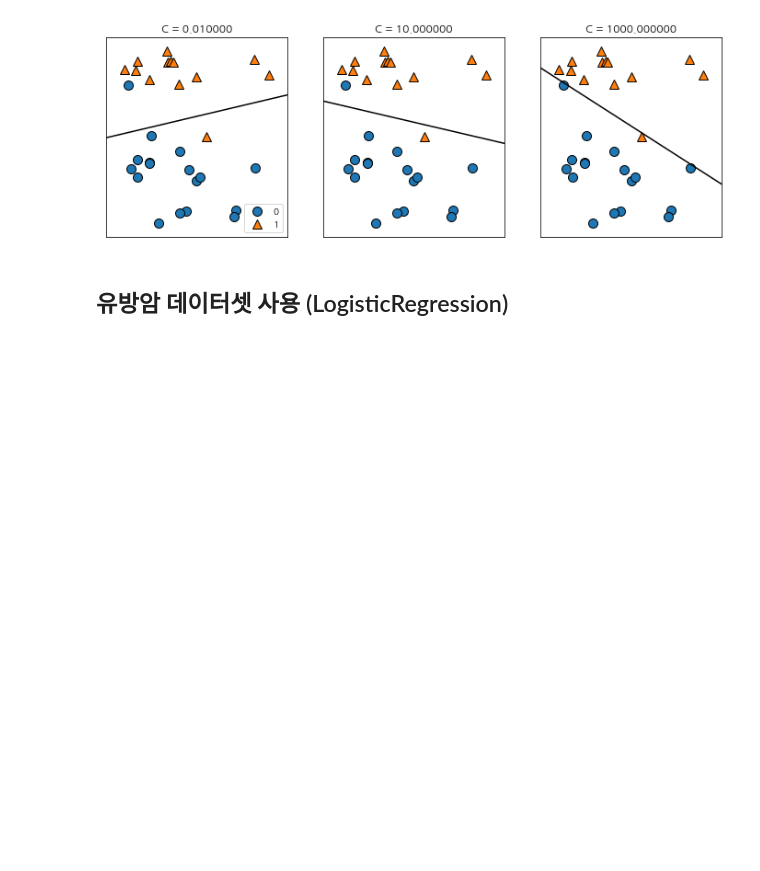
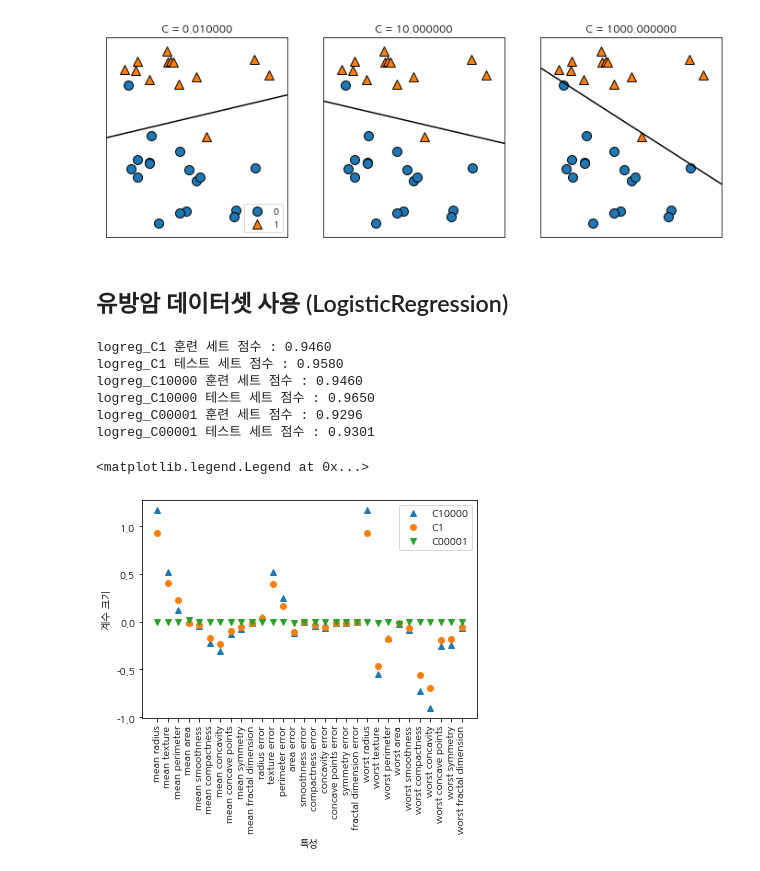
Before and after one commit to sdlee1026/machine, a Jupyter notebook: models/Supervised_Learning/Linear_model_for_classification.ipynb, the cells around one changed output. Cells and saved outputs as stored; diff of their text form; code cells hidden in the pictures; blank space fills up the shorter version.

Commit message:
Update breast cancer example
Update LogisticRegression, L1, L2 regression adapting breast cancer dataset

```diff
--- a/models/Supervised_Learning/Linear_model_for_classification.ipynb
+++ b/models/Supervised_Learning/Linear_model_for_classification.ipynb
@@ -92,3 +94,40 @@ mglearn.plots.plot_linear_svc_regularization()
 # 그러나, 고차원에선 분류에 대한 선형모델이 강력해짐, 특성이 많아지면 과대적합 되지 않게 하는 것이 중요해짐
 # %% [markdown]
 ## 유방암 데이터셋 사용 (LogisticRegression)
+# %%
+from sklearn.datasets import load_breast_cancer
+cancer = load_breast_cancer()
+
+X_train, X_test, y_train, y_test = train_test_split(cancer.data, cancer.target, stratify = cancer.target, random_state = 42)
+logreg_C1 = LogisticRegression().fit(X_train, y_train)
+logreg_C10000 = LogisticRegression(C=10000).fit(X_train, y_train)
+logreg_C00001 = LogisticRegression(C=0.0001).fit(X_train, y_train)
+print('logreg_C1 훈련 세트 점수 : {:.4f}'.format(logreg_C1.score(X_train, y_train)))
+print('logreg_C1 테스트 세트 점수 : {:.4f}'.format(logreg_C1.score(X_test, y_test)))
+# C 값을 10000을 사용, 훈련 세트 점수는 그대로, 테스트 세트의 정확도 조금 상승
+print('logreg_C10000 훈련 세트 점수 : {:.4f}'.format(logreg_C10000.score(X_train, y_train)))
+print('logreg_C10000 테스트 세트 점수 : {:.4f}'.format(logreg_C10000.score(X_test, y_test)))
+# C 값을 0.0001(규제를 강하게), 훈련 세트와 테스트 세트 둘다 하락
+print('logreg_C00001 훈련 세트 점수 : {:.4f}'.format(logreg_C00001.score(X_train, y_train)))
+print('logreg_C00001 테스트 세트 점수 : {:.4f}'.format(logreg_C00001.score(X_test, y_test)))
+# %% [output]
+logreg_C1 훈련 세트 점수 : 0.9460
+logreg_C1 테스트 세트 점수 : 0.9580
+logreg_C10000 훈련 세트 점수 : 0.9460
+logreg_C10000 테스트 세트 점수 : 0.9650
+logreg_C00001 훈련 세트 점수 : 0.9296
+logreg_C00001 테스트 세트 점수 : 0.9301
+# %%
+# Logistic Regression 모델의 C값에 따른 계수 확인
+plt.plot(logreg_C10000.coef_.T, '^', label='C10000')
+plt.plot(logreg_C1.coef_.T, 'o', label='C1')
+plt.plot(logreg_C00001.coef_.T, 'v', label='C00001')
+plt.xticks(range(cancer.data.shape[1]), cancer.feature_names, rotation = 90)
+xlims = plt.xlim()
+plt.xlim(xlims)
+plt.xlabel('특성')
+plt.ylabel('계수 크기')
+plt.legend()
+# %% [output]
+<matplotlib.legend.Legend at 0x...>
+[figure, added]
```
Also changed, not shown: parts of 6 cells of this notebook.
